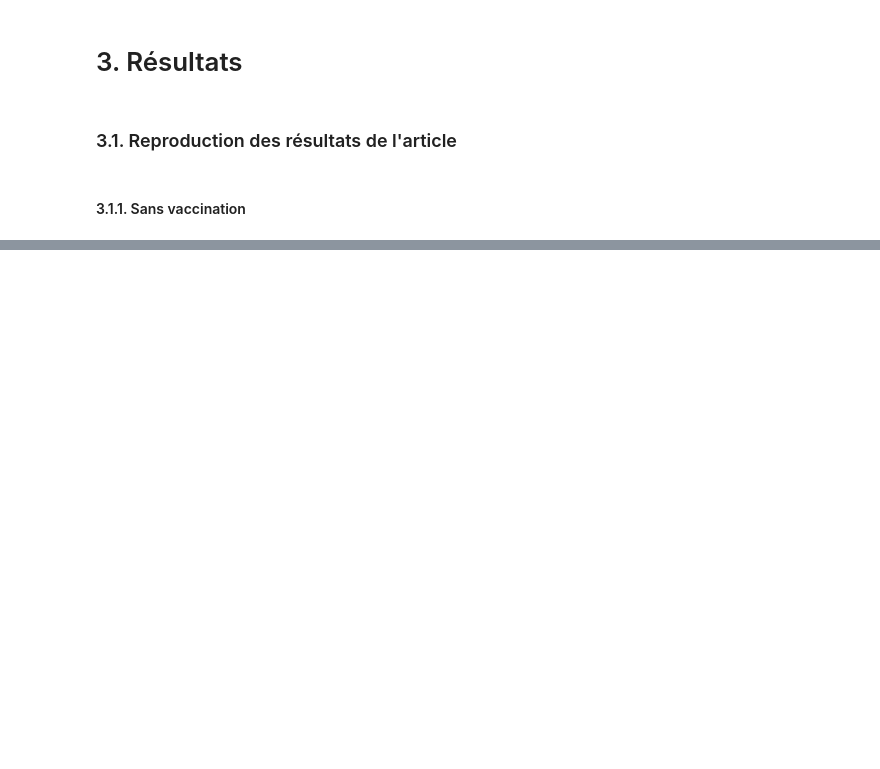
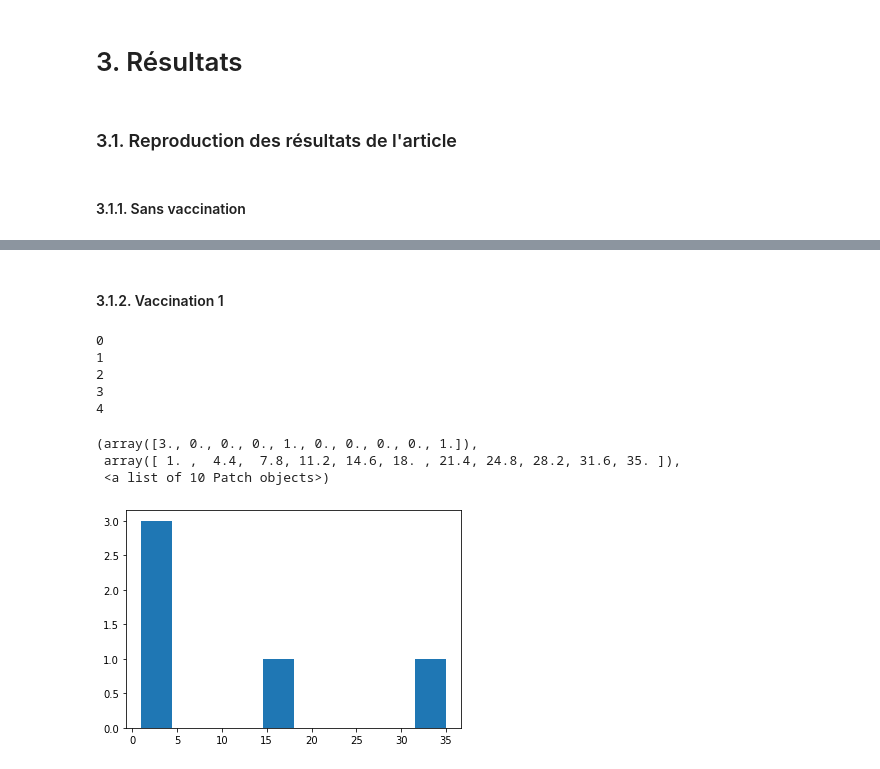
Before and after one commit to Raelag0112/Epidemio, a Jupyter notebook: Epidémio.ipynb, the cells around one changed output, grey strips where cells are left out. Drawn from its saved outputs; the diff is of its cells as text; code cells hidden in the pictures; blank space fills up the shorter version.

```diff
--- a/Epidémio.ipynb
+++ b/Epidémio.ipynb
@@ -445,0 +452,24 @@ plt.hist(sizes)
+# %% [markdown]
+#### 3.1.2. Vaccination 1 ####
+# %%
+n_sim = 5
+sizes = np.array([])
+
+for i in range(n_sim):
+
+    print(i)
+
+    infected = epi_vac1(N, assoHT)
+    sizes = np.append(sizes, (infected == 2).sum())
+
+plt.hist(sizes)
+# %% [output]
+0
+1
+2
+3
+4
+(array([3., 0., 0., 0., 1., 0., 0., 0., 0., 1.]),
+ array([ 1. ,  4.4,  7.8, 11.2, 14.6, 18. , 21.4, 24.8, 28.2, 31.6, 35. ]),
+ <a list of 10 Patch objects>)
+[figure, added]
```
Also changed, not shown: parts of 18 cells of this notebook.
